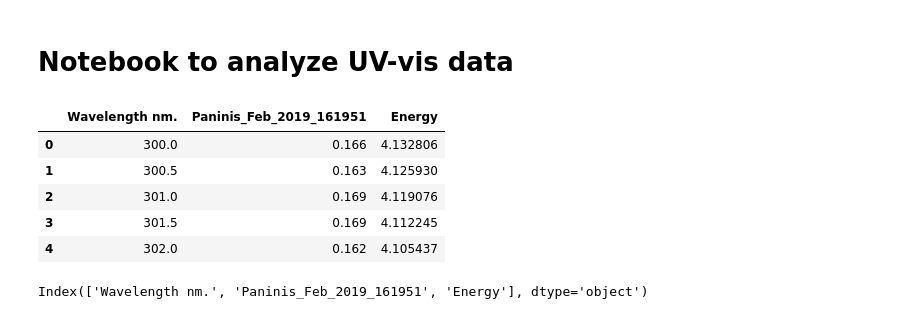
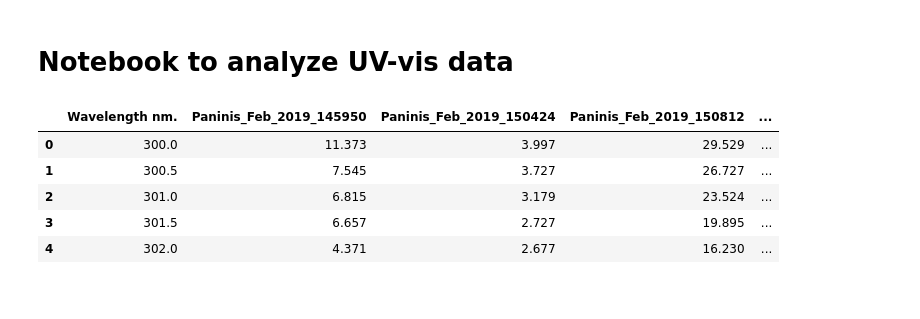
Before and after one commit to orlando-trejo/Dasgroupta, a Jupyter notebook: UV-vis-2.ipynb, the cells around one changed output. Cells and saved outputs as stored; diff of their text form; code cells hidden in the pictures.

```diff
--- a/UV-vis-2.ipynb
+++ b/UV-vis-2.ipynb
@@ -9,19 +9,15 @@ import matplotlib.pyplot as plt
 import os
 # %%
 # Import data
-data = pd.read_excel('./UV_Vis/Paninis_Feb_2019.xlsx', sheet_name='Sheet1')
+data = pd.read_excel('./UV_Vis/Paninis_Feb_2019.xlsx', sheet_name='Sheet2')
 columns = data.columns
 data["Energy"] = (4.135667516E-15)*(299792458)/(data[columns[0]]*1E-9)
 columns = data.columns
 data.head()
 # %% [output]
-|  | Wavelength nm. | Paninis_Feb_2019_161951 | Energy |
-| 0 | 300.0 | 0.166 | 4.132806 |
-| 1 | 300.5 | 0.163 | 4.125930 |
-| 2 | 301.0 | 0.169 | 4.119076 |
-| 3 | 301.5 | 0.169 | 4.112245 |
-| 4 | 302.0 | 0.162 | 4.105437 |
+|  | Wavelength nm. | Paninis_Feb_2019_145950 | Paninis_Feb_2019_150424 | Paninis_Feb_2019_150812 | ... |
+| 0 | 300.0 | 11.373 | 3.997 | 29.529 | ... |
+| 1 | 300.5 | 7.545 | 3.727 | 26.727 | ... |
+| 2 | 301.0 | 6.815 | 3.179 | 23.524 | ... |
+| 3 | 301.5 | 6.657 | 2.727 | 19.895 | ... |
+| 4 | 302.0 | 4.371 | 2.677 | 16.230 | ... |
-# %%
-columns
-# %% [output]
-Index(['Wavelength nm.', 'Paninis_Feb_2019_161951', 'Energy'], dtype='object')
```
Also changed, not shown: parts of 17 cells of this notebook, 2 other files.
